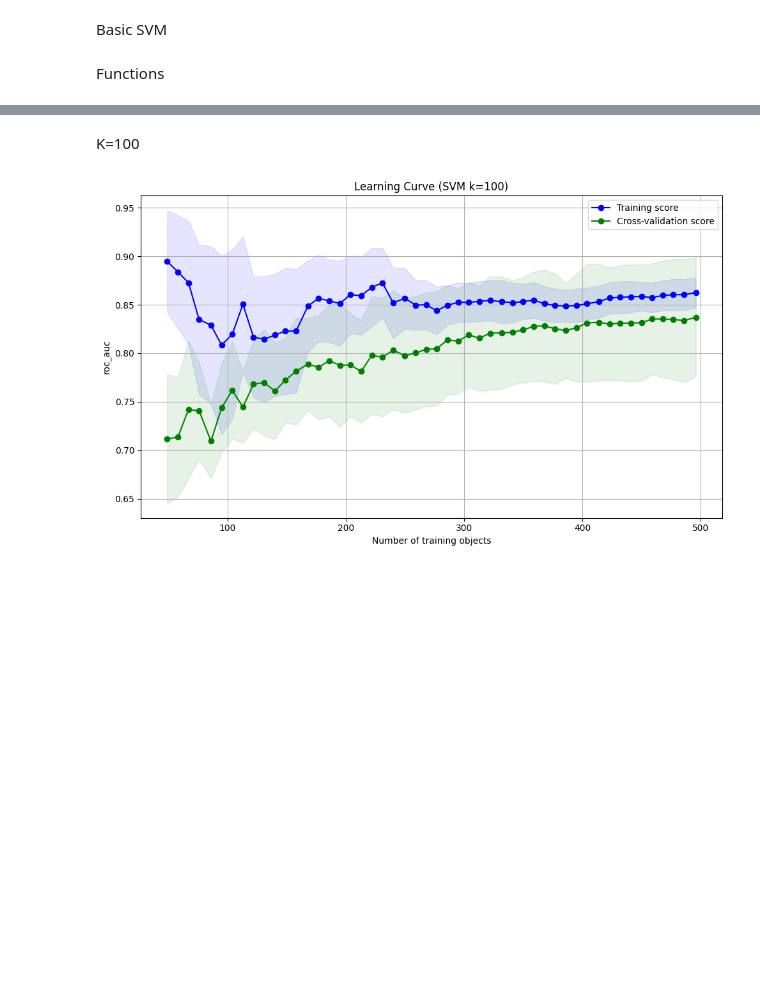
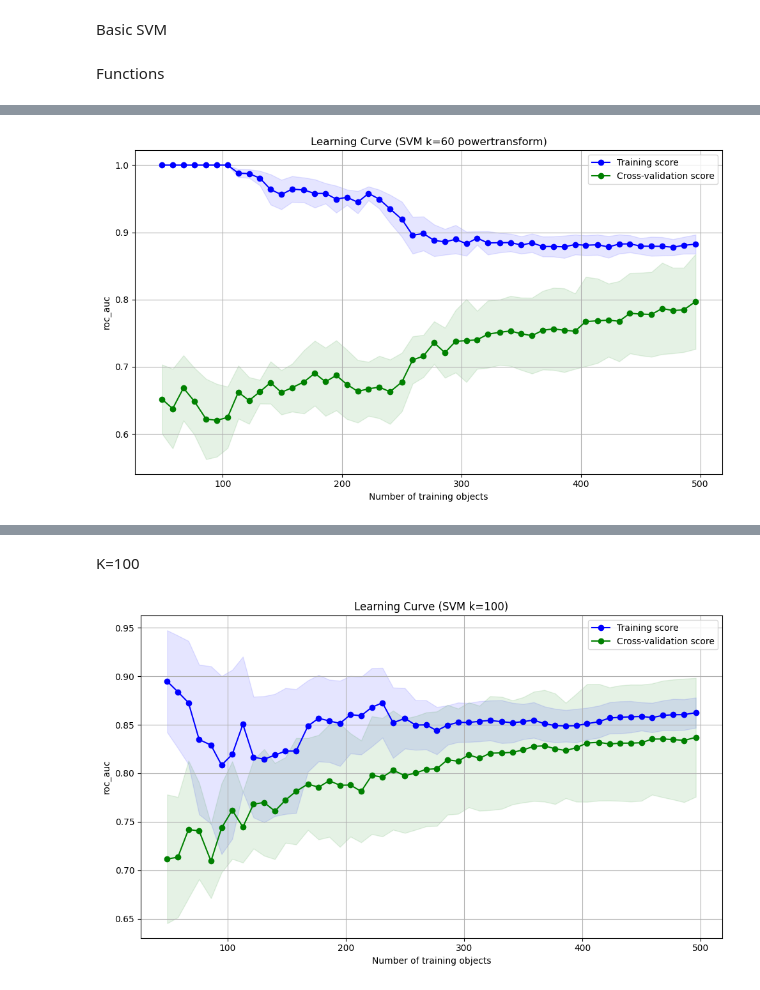
Before and after one commit to mjmklep/Machine-Learning-Group-8, a Jupyter notebook: basic_SVM.ipynb, the cells around one changed output, grey strips where cells are left out. Cells and saved outputs as stored; diff of their text form; code cells hidden in the pictures; blank space fills up the shorter version.

Commit message:
Choise between robust and powertransform is added

```diff
--- a/basic_SVM.ipynb
+++ b/basic_SVM.ipynb
@@ -88,0 +91,98 @@ X_train, X_test, y_train, y_test = model_selection.train_test_split(x, labels, t
+# %%
+# Powertransform
+# ====== PRE-FEATURE SELECTION ======
+# Apply Power Transformation to handle skewed data
+power_transformer = PowerTransformer(method='yeo-johnson')
+X_train_transformed = power_transformer.fit_transform(X_train)
+X_test_transformed = power_transformer.transform(X_test)
+
+# Use SelectKBest with mutual_info_classif for feature selection
+selector = SelectKBest(mutual_info_classif, k=60)
+X_train_reduced_power = selector.fit_transform(X_train_transformed, y_train)
+X_test_reduced_power = selector.transform(X_test_transformed)
+
+# Cross validation
+cv = StratifiedKFold(n_splits=5)
+
+# ====== FEATURE SELECTION ======
+svm = SVC(kernel="linear", random_state=42)
+rfecv = RFECV(estimator=svm, step=5, cv=cv, scoring='roc_auc')
+rfecv.fit(X_train_reduced_power, y_train)
+X_selected_power = rfecv.transform(X_train_reduced_power)
+X_test_selected_power = rfecv.transform(X_test_reduced_power)
+
+# ====== PIPELINE CHARACTERISTICS ======
+svm = SVC(kernel="linear", random_state=42)
+
+# ====== PIPELINE  ======
+pipeline = Pipeline([
+    ('svm', svm)
+])
+
+# ====== EVALUATION  ======
+scores = cross_val_score(
+    pipeline,
+    X_selected_power,
+    y_train,
+    cv=cv,
+    scoring='roc_auc',
+    n_jobs=-1
+)
+
+pipeline.fit(X_selected_power, y_train)
+
+t_plot_learning_curve(X_selected_power, y_train, classifier=svm, scoring='roc_auc', clf_type='SVM k=60 powertransform')
+
+selected_features = np.where(rfecv.support_)[0]
+print(f"Number of Features Selected after RFECV: {len(selected_features)}")
+print("Gemiddelde ROC AUC:", scores.mean())
+
+# robust scaling
+# ====== PRE-FEATURE SELECTION ======
+# Apply Power Transformation to handle skewed data
+robust_scaling = RobustScaler()
+X_train_scaled = robust_scaling.fit_transform(X_train)
+X_test_scaled = robust_scaling.transform(X_test)
+
+# Use SelectKBest with mutual_info_classif for feature selection
+selector = SelectKBest(mutual_info_classif, k=60)
+X_train_reduced_robust = selector.fit_transform(X_train_scaled, y_train)
+X_test_reduced_robust = selector.transform(X_test_scaled)
+
+# Cross validation
+cv = StratifiedKFold(n_splits=5)
+
+# ====== FEATURE SELECTION ======
+svm = SVC(kernel="linear", random_state=42)
+rfecv = RFECV(estimator=svm, step=5, cv=cv, scoring='roc_auc')
+rfecv.fit(X_train_reduced_robust, y_train)
+X_selected_robust = rfecv.transform(X_train_reduced_robust)
+X_test_selected = rfecv.transform(X_test_reduced_robust)
+
+# ====== PIPELINE CHARACTERISTICS ======
+svm = SVC(kernel="linear", random_state=42)
+
+# ====== PIPELINE  ======
+pipeline = Pipeline([
+    ('svm', svm)
+])
+
+# ====== EVALUATION  ======
+scores = cross_val_score(
+    pipeline,
+    X_selected_robust,
+    y_train,
+    cv=cv,
+    scoring='roc_auc',
+    n_jobs=-1
+)
+
+pipeline.fit(X_selected_robust, y_train)
+
+t_plot_learning_curve(X_selected_robust, y_train, classifier=svm, scoring='roc_auc', clf_type='SVM k=60 robust')
+
+selected_features = np.where(rfecv.support_)[0]
+print(f"Number of Features Selected after RFECV: {len(selected_features)}")
+print("Gemiddelde ROC AUC:", scores.mean())
+# %% [output]
+[figure, added]
```
Also changed, not shown: parts of 2 cells of this notebook.
